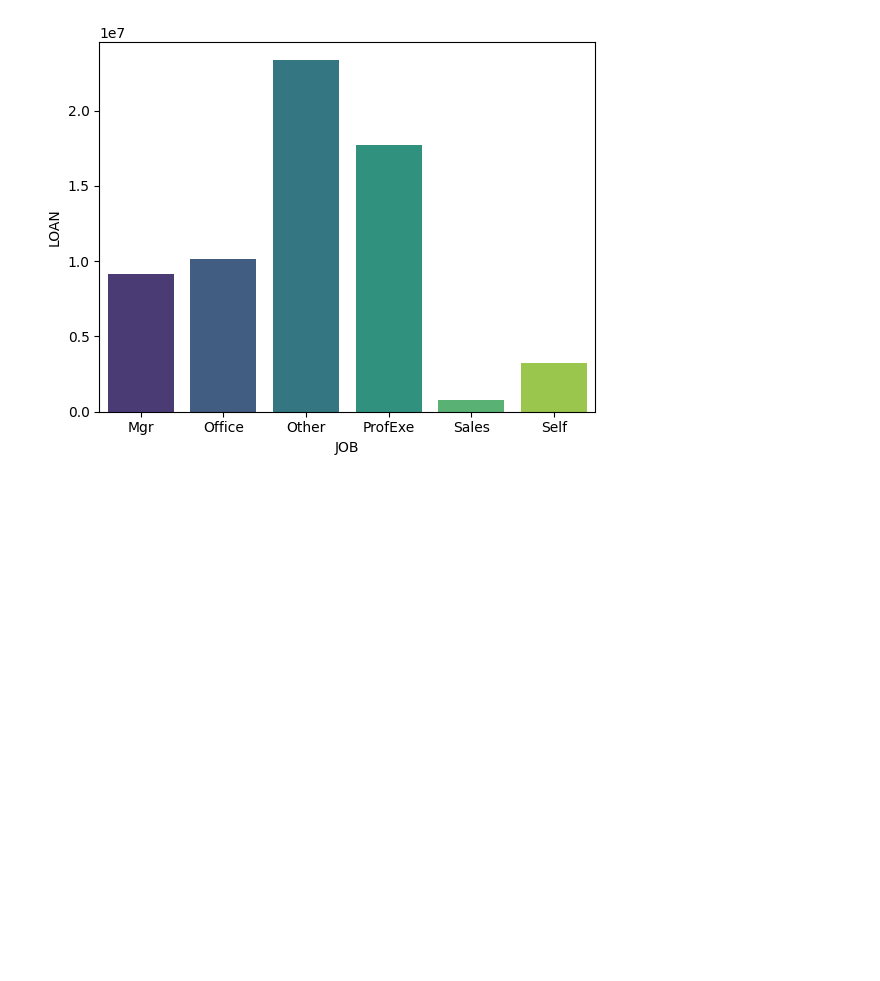
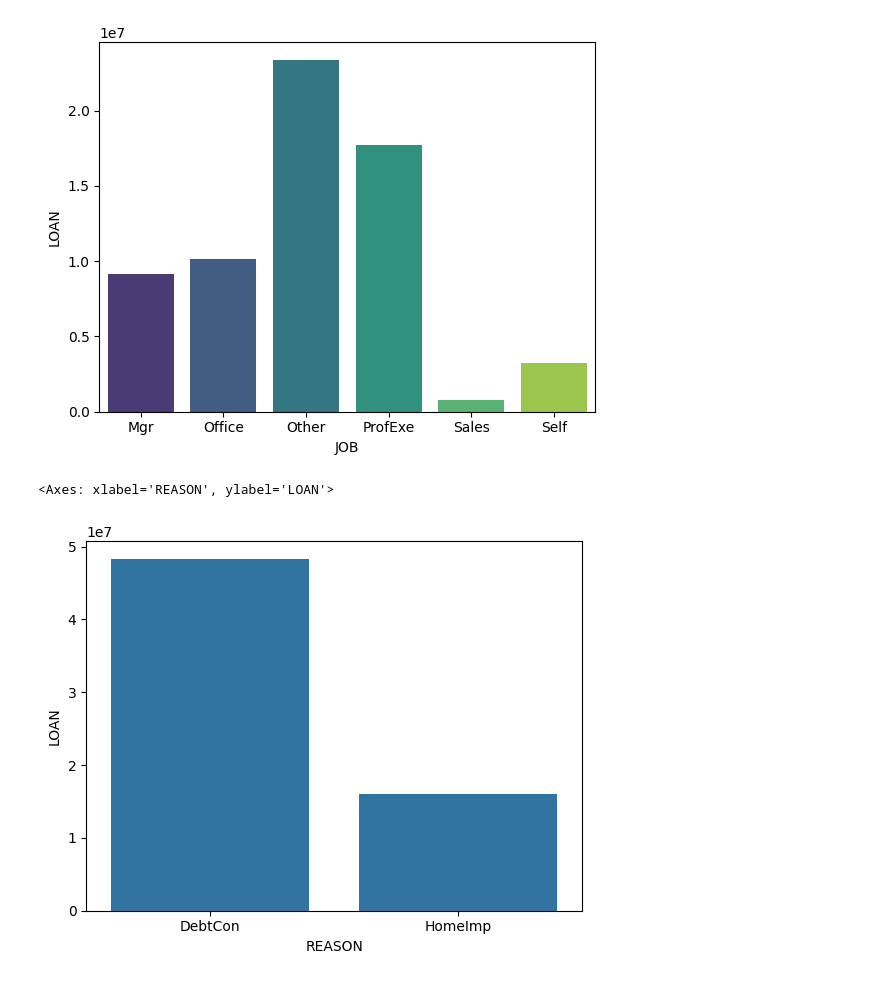
Before and after one commit to Yae-sine/AI_PLayground, a Jupyter notebook: ML/Credit_Scoring/notebooks/notebook.ipynb, the cells around one changed output. Saved outputs shown, nothing was run; the diff lists cells and outputs as text; code cells hidden in the pictures; blank space fills up the shorter version.

```diff
--- a/ML/Credit_Scoring/notebooks/notebook.ipynb
+++ b/ML/Credit_Scoring/notebooks/notebook.ipynb
@@ -111,3 +111,10 @@ sns.barplot(data = loan_by_job , x = 'JOB' , y = 'LOAN' , palette = 'viridis' ,
 # %% [output]
 <Axes: xlabel='JOB', ylabel='LOAN'>
 [figure]
+# %%
+loan_by_reason = data.groupby("REASON")["LOAN"].sum().reset_index()
+
+sns.barplot(data = loan_by_reason , x = "REASON" , y = "LOAN" , hue =None , legend= False)
+# %% [output]
+<Axes: xlabel='REASON', ylabel='LOAN'>
+[figure, added]
```
Also changed, not shown: parts of 3 cells of this notebook.
